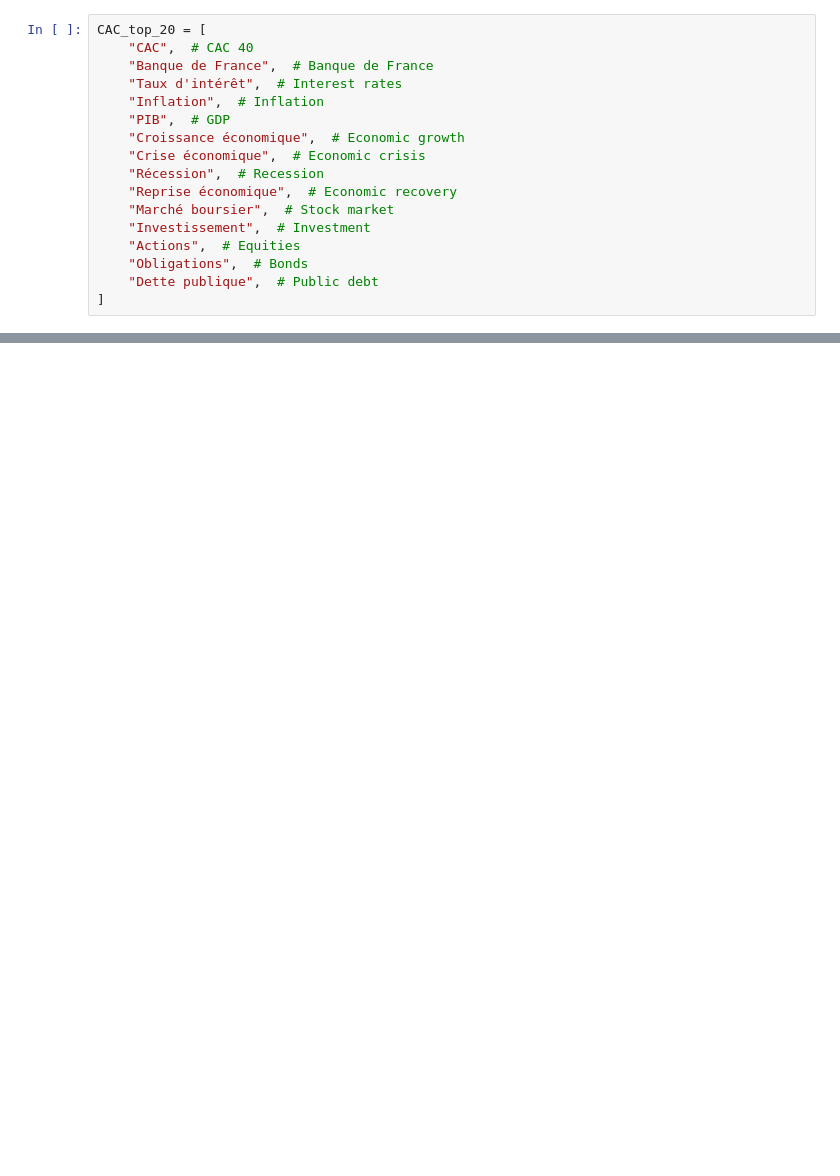
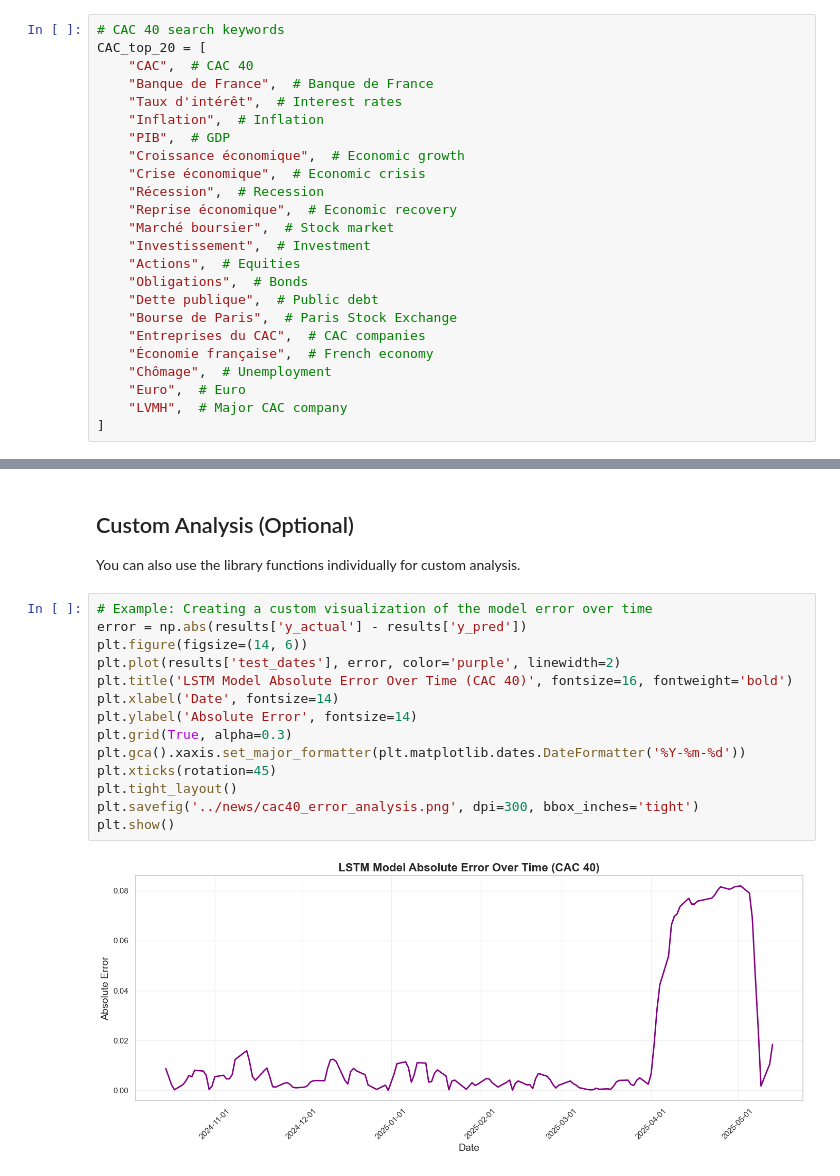
Before and after one commit to nestorojeda/DistilBERTFinancialSentiment, a Jupyter notebook: notebooks/5_volatility_analysis_cac.ipynb, the cells around one changed output, grey strips where cells are left out. Saved outputs shown, nothing was run; the diff lists cells and outputs as text; blank space fills up the shorter version.

```diff
--- a/notebooks/5_volatility_analysis_cac.ipynb
+++ b/notebooks/5_volatility_analysis_cac.ipynb
@@ -10,4 +30,5 @@ TOPIC = "BUSINESS"
 # %%
+# CAC 40 search keywords
 CAC_top_20 = [
     "CAC",  # CAC 40
     "Banque de France",  # Banque de France
@@ -23,5 +44,11 @@ CAC_top_20 = [
     "Actions",  # Equities
     "Obligations",  # Bonds
     "Dette publique",  # Public debt
+    "Bourse de Paris",  # Paris Stock Exchange
+    "Entreprises du CAC",  # CAC companies
+    "Économie française",  # French economy
+    "Chômage",  # Unemployment
+    "Euro",  # Euro
+    "LVMH",  # Major CAC company
 ]
 # %%
@@ -228,0 +170,20 @@ plt.show()
+# %% [markdown]
+## Custom Analysis (Optional)
+
+You can also use the library functions individually for custom analysis.
+# %%
+# Example: Creating a custom visualization of the model error over time
+error = np.abs(results['y_actual'] - results['y_pred'])
+plt.figure(figsize=(14, 6))
+plt.plot(results['test_dates'], error, color='purple', linewidth=2)
+plt.title('LSTM Model Absolute Error Over Time (CAC 40)', fontsize=16, fontweight='bold')
+plt.xlabel('Date', fontsize=14)
+plt.ylabel('Absolute Error', fontsize=14)
+plt.grid(True, alpha=0.3)
+plt.gca().xaxis.set_major_formatter(plt.matplotlib.dates.DateFormatter('%Y-%m-%d'))
+plt.xticks(rotation=45)
+plt.tight_layout()
+plt.savefig('../news/cac40_error_analysis.png', dpi=300, bbox_inches='tight')
+plt.show()
+# %% [output]
+[figure, added]
```
Also changed, not shown: parts of 19 cells of this notebook, 2 other files.
